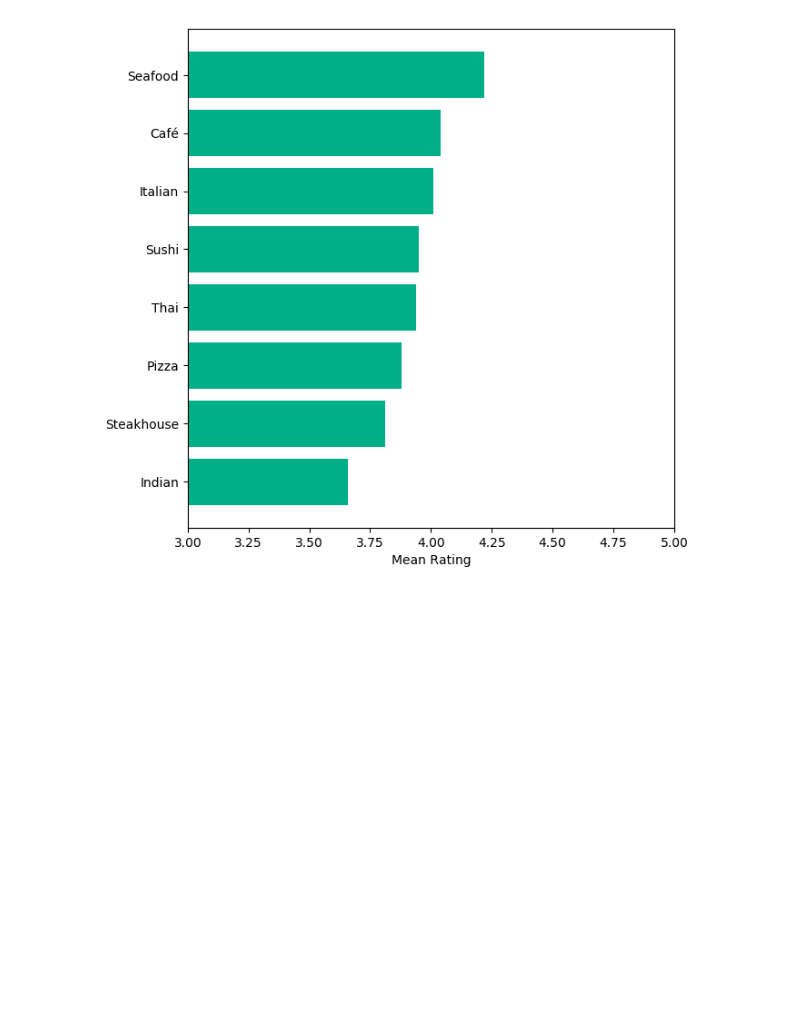
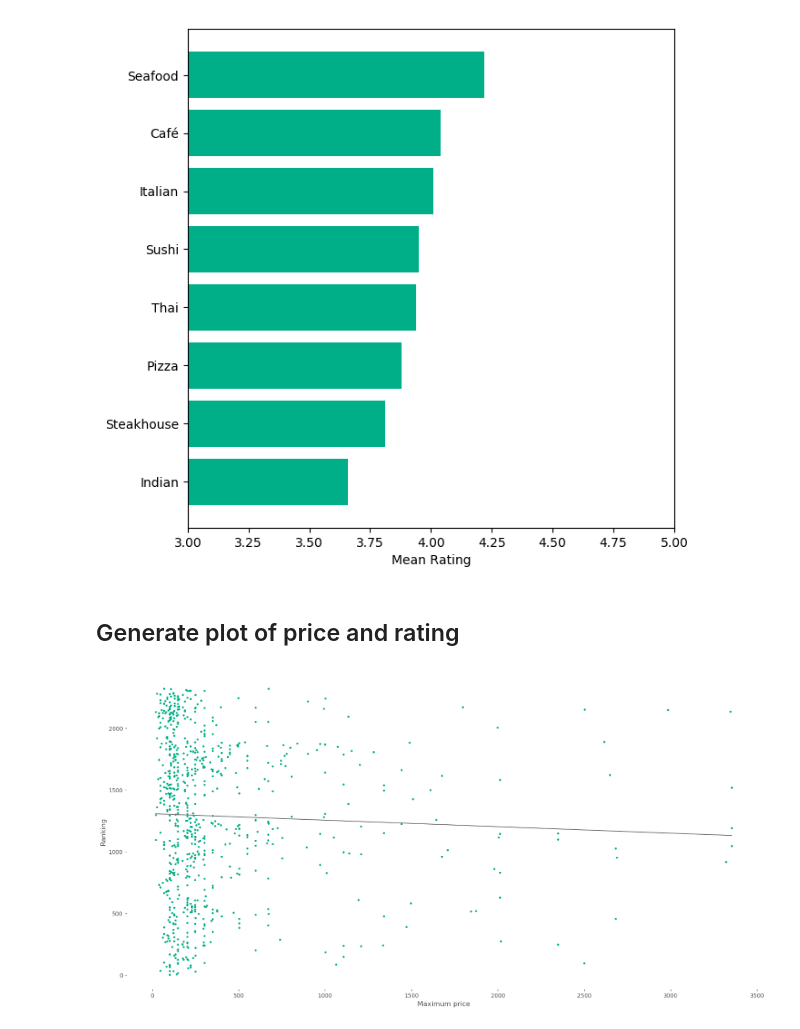
Before and after one commit to EMCK3N/SDS2019-grp20, a Jupyter notebook: Analysis.ipynb, the cells around one changed output. Drawn from its saved outputs; the diff is of its cells as text; code cells hidden in the pictures; blank space fills up the shorter version.

```diff
--- a/Analysis.ipynb
+++ b/Analysis.ipynb
@@ -417,3 +408,26 @@ label = [Food_means["Mean Rating"]]
 plt.savefig('kitchenplot.png')
 # %% [output]
 [figure]
+# %% [markdown]
+## Generate plot of price and rating
+# %%
+X = price_df["Price_range_2"]
+y = price_df["Full ranking"]
+
+fig, ax = plt.subplots()
+ax.scatter(X, y, marker='.', color = green_color) #choose scatter plot
+plt.gcf().set_size_inches((20, 10)) #set size of graph area
+
+# add fitted line
+ax.plot(np.unique(X),
+         np.poly1d(np.polyfit(X, y, 1))(np.unique(X)),
+         color='grey')
+
+ax.set_xlabel('Maximum price')
+ax.set_ylabel('Ranking')
+ax.set_facecolor('white') # change background color
+
+plt.savefig('scatter_fit_price.jpeg')
+plt.show()
+# %% [output]
+[figure, added]
```
Also changed, not shown: parts of 3 cells of this notebook, 4 other files.
